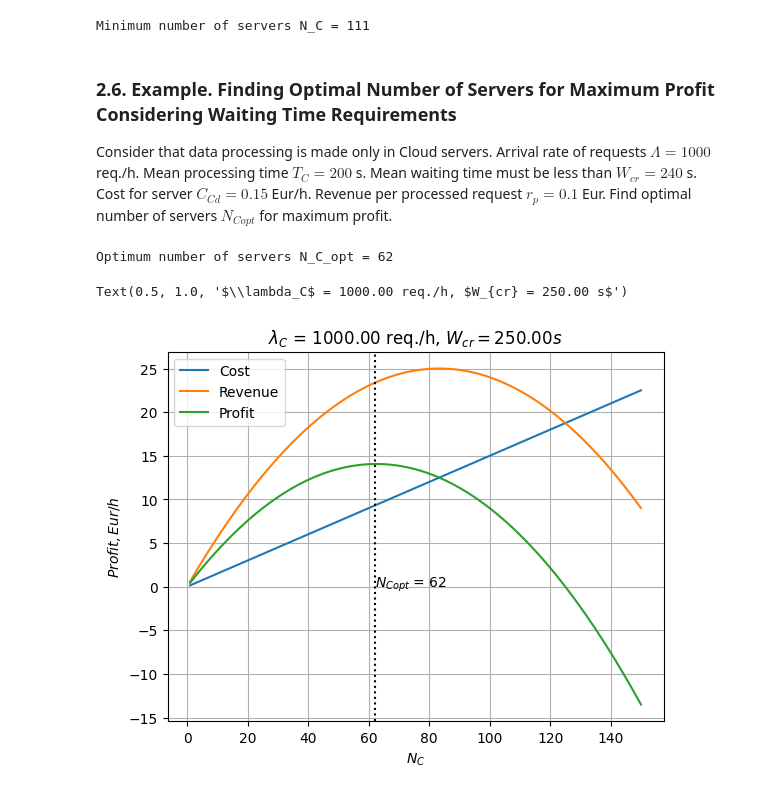
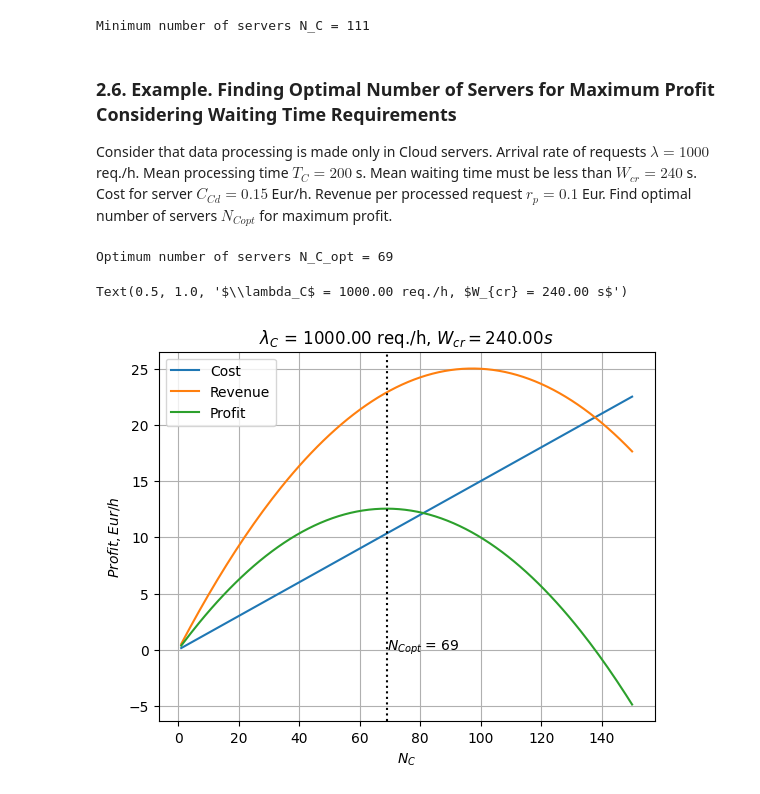
Before and after one commit to pauterv/CloudEdgeAssetsOptimizer, a Jupyter notebook: AnalyticalModel.ipynb, the cells around one changed output. Saved outputs shown, nothing was run; the diff lists cells and outputs as text; code cells hidden in the pictures.

```diff
--- a/AnalyticalModel.ipynb
+++ b/AnalyticalModel.ipynb
@@ -328,13 +328,13 @@ Minimum number of servers N_C = 111
 # %% [markdown]
 ### 2.6. Example. Finding Optimal Number of Servers for Maximum Profit Considering Waiting Time Requirements
 
-Consider that data processing is made only in Cloud servers. Arrival rate of requests $\Lambda = 1000$ req./h.
+Consider that data processing is made only in Cloud servers. Arrival rate of requests $\lambda = 1000$ req./h.
 Mean processing time $T_C = 200 $ s. Mean waiting time must be less than $W_{cr} = 240$ s. Cost for server $C_{Cd} = 0.15$ Eur/h. Revenue per processed request $r_p = 0.1$ Eur. Find optimal number of servers $N_{Copt}$ for maximum profit.
 # %%
 # Parameters
 Lambda = 1000 # req./h
 T_C_sec = 200 # s
-W_cr_sec = 250 # s
+W_cr_sec = 240 # s
 
 C_Cd = 0.15 # Eur/h. - cost per server
 r_p = 0.1 # Eur. - revenue per processing
@@ -350,35 +350,35 @@ mu_C = 1/T_C
 
 W_cr = W_cr_sec/3600
 
 N_C = np.arange(1,Nmax+1,1)
 Lambda_Ccr = N_C*(2*mu_C*(W_cr*mu_C-1))/(2*W_cr*mu_C-1)
 
 C_S = N_C*C_Cd
 
 P_a = (Lambda-Lambda_Ccr)/Lambda
-P_a[P_a < 0] = 0#-P_a[P_a < 0]
+P_a[P_a < 0] = 0
 
 R_S = Lambda_Ccr*P_a*r_p
 
 P_S = R_S-C_S
 C_L = Lambda*(1-P_a)*r_p
 
 N_C_opt = N_C[np.argmax(P_S)]
 print("Optimum number of servers N_C_opt =",N_C_opt)
 
 plt.figure()
 plt.plot(N_C,C_S,label="Cost")
 plt.plot(N_C,R_S,label="Revenue")
 plt.plot(N_C,P_S,label="Profit")
 plt.axvline(N_C_opt,color='black',linestyle=':')
-plt.text(N_C_opt,0,"$N_{Copt}$ = %d"%(N_C_opt))
+plt.text(N_C_opt,0,"$N_{Copt}$ = %d"%(N_C_opt));
 
 plt.xlabel("$N_C$")
 plt.ylabel("$Profit, Eur/h$")
 plt.grid()
 plt.legend()
 plt.title("$\lambda_C$ = %.2f req./h, $W_{cr} = %.2f s$"%(Lambda,W_cr_sec))
 # %% [output]
-Optimum number of servers N_C_opt = 62
+Optimum number of servers N_C_opt = 69
-Text(0.5, 1.0, '$\\lambda_C$ = 1000.00 req./h, $W_{cr} = 250.00 s$')
+Text(0.5, 1.0, '$\\lambda_C$ = 1000.00 req./h, $W_{cr} = 240.00 s$')
-[figure, old version]
+[figure, new version]
```
Also changed, not shown: parts of 6 cells of this notebook.
